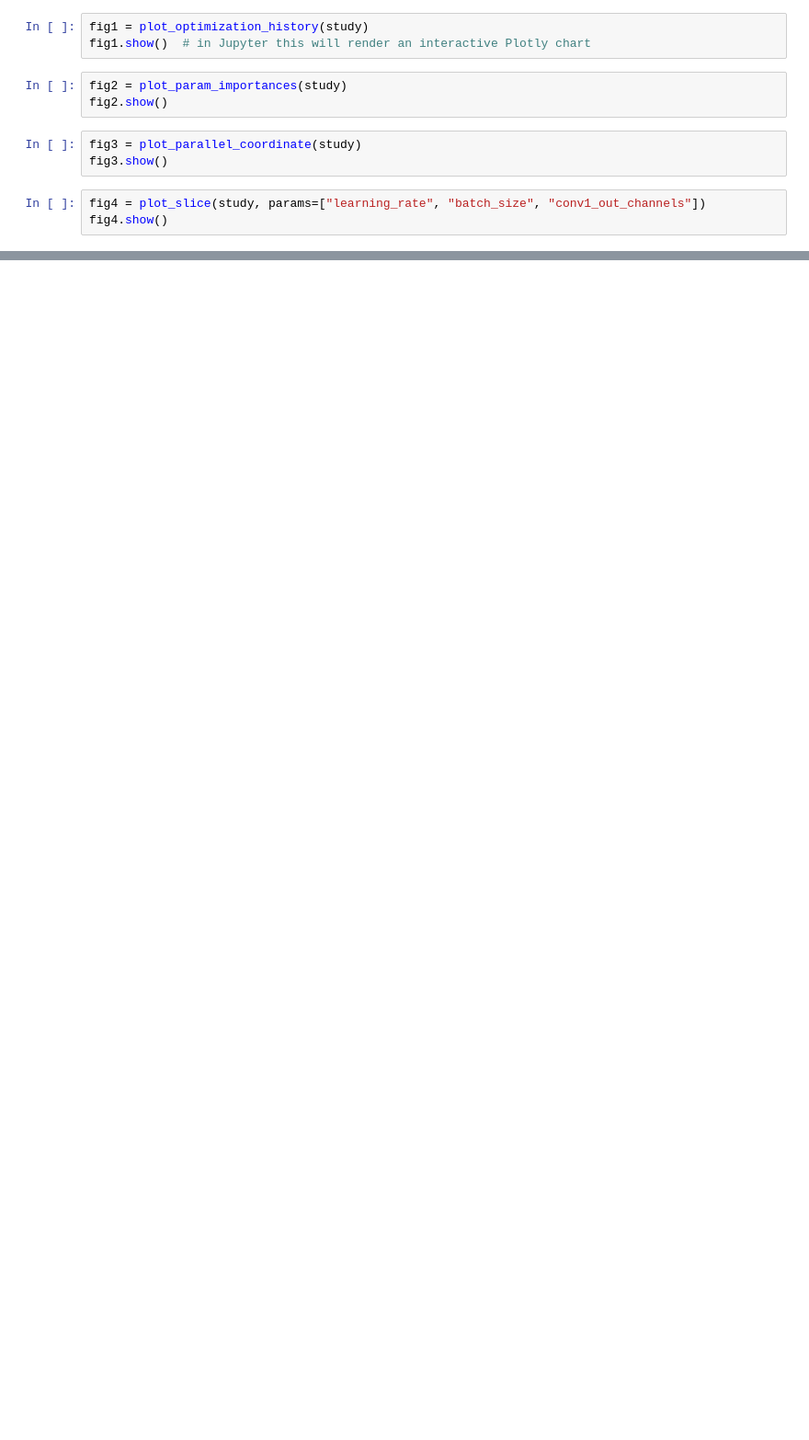
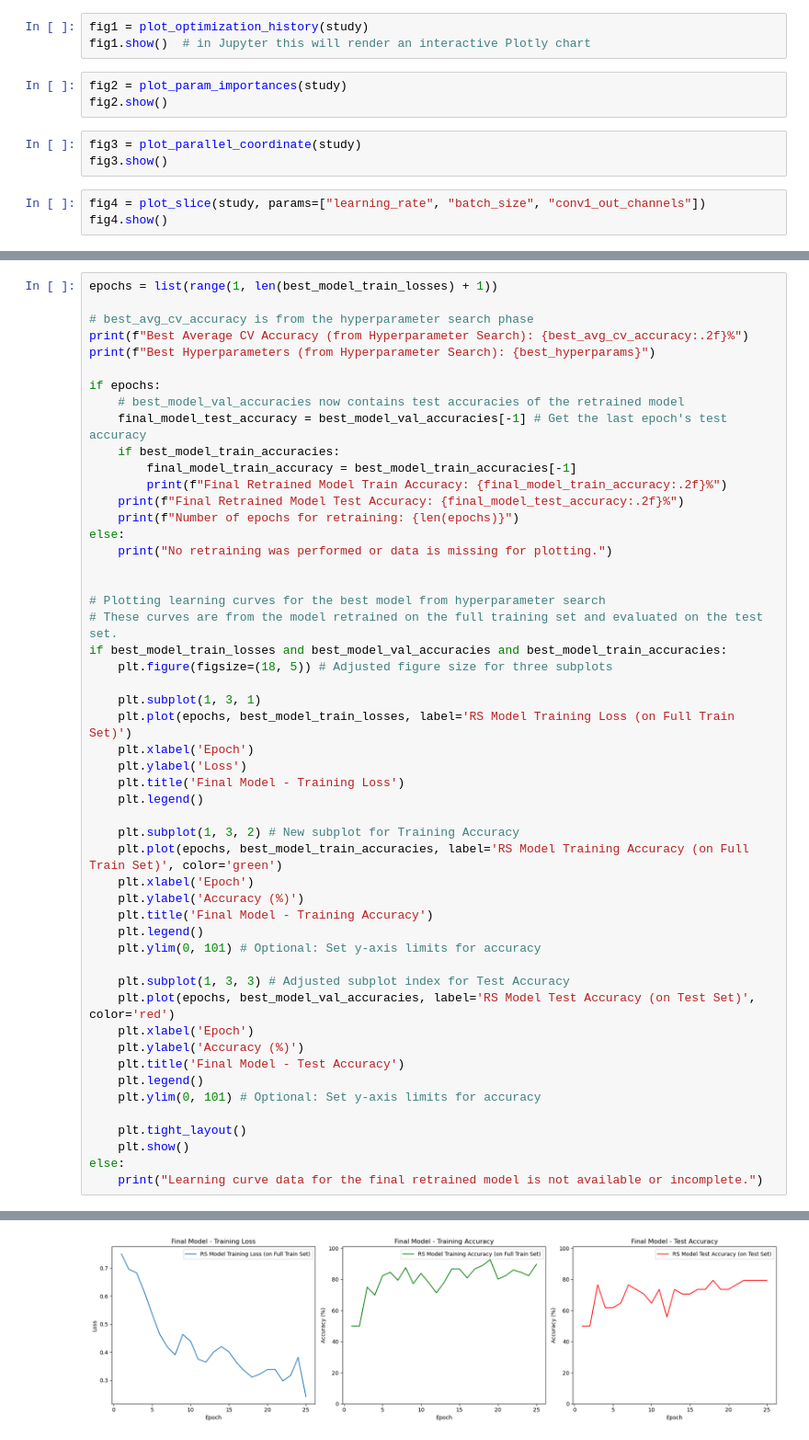
Before and after one commit to QuintenTijn/Decision_with_AI, a Jupyter notebook: Assignment_2/code_Tijmen copy 3 final.ipynb, the cells around one changed output, grey strips where cells are left out. Shown: that part at 92% size. Cells and saved outputs as stored; diff of their text form; blank space fills up the shorter version.

```diff
--- a/Assignment_2/code_Tijmen copy 3 final.ipynb
+++ b/Assignment_2/code_Tijmen copy 3 final.ipynb
@@ -938,0 +1095,52 @@ fig5.show()
+# %%
+epochs = list(range(1, len(best_model_train_losses) + 1))
+
+# best_avg_cv_accuracy is from the hyperparameter search phase
+print(f"Best Average CV Accuracy (from Hyperparameter Search): {best_avg_cv_accuracy:.2f}%")
+print(f"Best Hyperparameters (from Hyperparameter Search): {best_hyperparams}")
+
+if epochs:
+    # best_model_val_accuracies now contains test accuracies of the retrained model
+    final_model_test_accuracy = best_model_val_accuracies[-1] # Get the last epoch's test accuracy
+    if best_model_train_accuracies:
+        final_model_train_accuracy = best_model_train_accuracies[-1]
+        print(f"Final Retrained Model Train Accuracy: {final_model_train_accuracy:.2f}%")
+    print(f"Final Retrained Model Test Accuracy: {final_model_test_accuracy:.2f}%")
+    print(f"Number of epochs for retraining: {len(epochs)}")
+else:
+    print("No retraining was performed or data is missing for plotting.")
+
+
+# Plotting learning curves for the best model from hyperparameter search
+# These curves are from the model retrained on the full training set and evaluated on the test set.
+if best_model_train_losses and best_model_val_accuracies and best_model_train_accuracies:
+    plt.figure(figsize=(18, 5)) # Adjusted figure size for three subplots
+
+    plt.subplot(1, 3, 1)
+    plt.plot(epochs, best_model_train_losses, label='RS Model Training Loss (on Full Train Set)')
+    plt.xlabel('Epoch')
+    plt.ylabel('Loss')
+    plt.title('Final Model - Training Loss')
+    plt.legend()
+
+    plt.subplot(1, 3, 2) # New subplot for Training Accuracy
+    plt.plot(epochs, best_model_train_accuracies, label='RS Model Training Accuracy (on Full Train Set)', color='green')
+    plt.xlabel('Epoch')
+    plt.ylabel('Accuracy (%)')
+    plt.title('Final Model - Training Accuracy')
+    plt.legend()
+    plt.ylim(0, 101) # Optional: Set y-axis limits for accuracy
+
+    plt.subplot(1, 3, 3) # Adjusted subplot index for Test Accuracy
+    plt.plot(epochs, best_model_val_accuracies, label='RS Model Test Accuracy (on Test Set)', color='red')
+    plt.xlabel('Epoch')
+    plt.ylabel('Accuracy (%)')
+    plt.title('Final Model - Test Accuracy')
+    plt.legend()
+    plt.ylim(0, 101) # Optional: Set y-axis limits for accuracy
+
+    plt.tight_layout()
+    plt.show()
+else:
+    print("Learning curve data for the final retrained model is not available or incomplete.")
+# %% [output]
@@ -938,0 +1152 @@ fig5.show()
+[figure, added]
```
Also changed, not shown: parts of 9 cells of this notebook.
